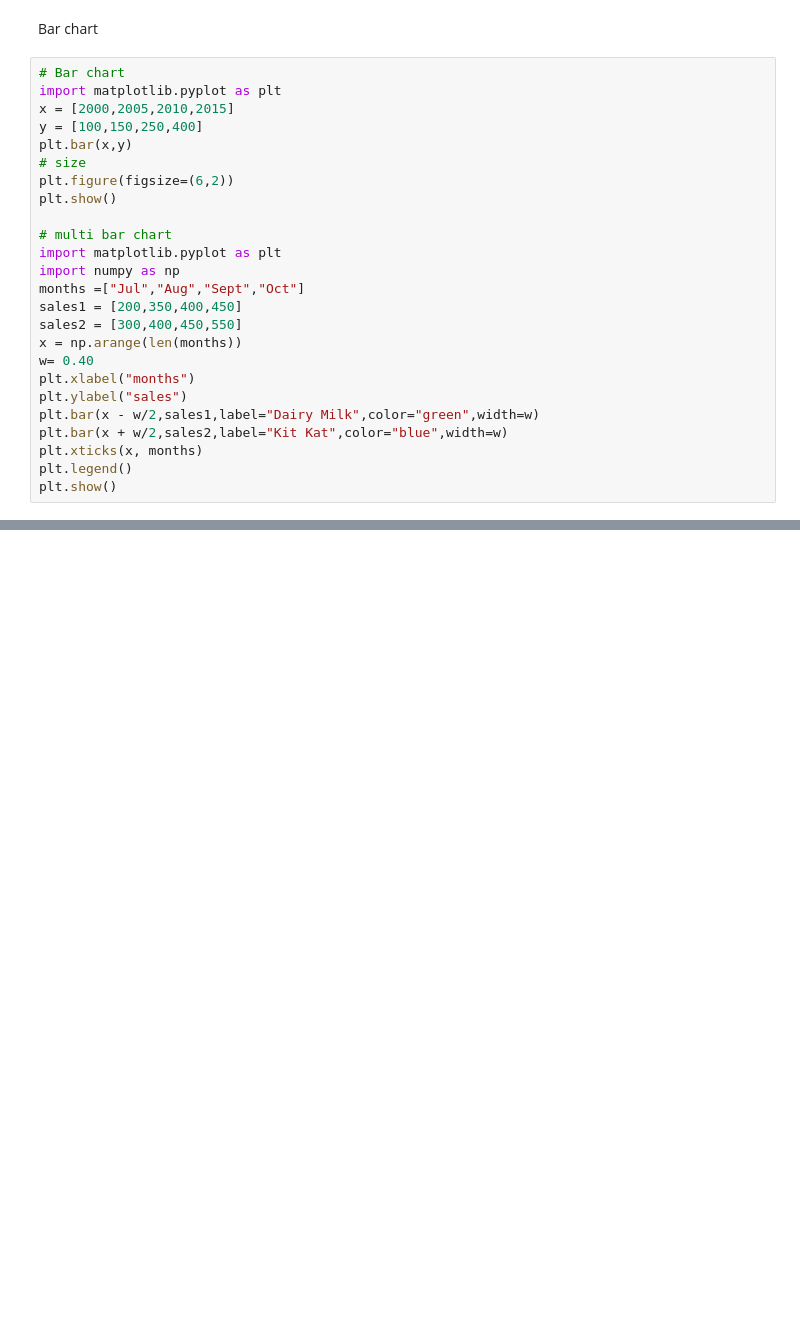
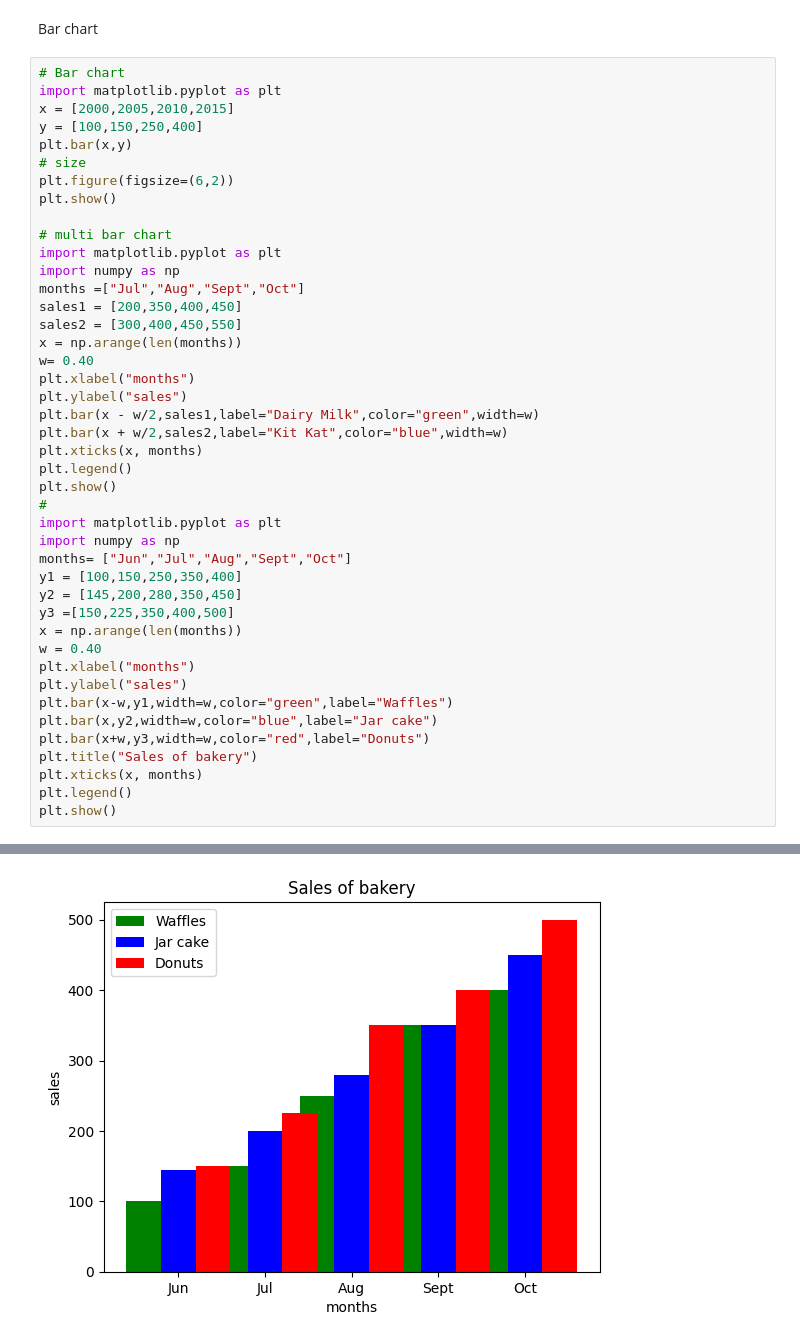
Before and after one commit to Shivangi144/Data-science-, a Jupyter notebook: day19.ipynb, the cells around one changed output, grey strips where cells are left out. Cells and saved outputs as stored; diff of their text form; blank space fills up the shorter version.

```diff
--- a/day19.ipynb
+++ b/day19.ipynb
@@ -48,29 +50,48 @@ Bar chart
 # %%
 # Bar chart
 import matplotlib.pyplot as plt
 x = [2000,2005,2010,2015]
 y = [100,150,250,400]
 plt.bar(x,y)
 # size
 plt.figure(figsize=(6,2))
 plt.show()
 
 # multi bar chart
 import matplotlib.pyplot as plt
 import numpy as np
 months =["Jul","Aug","Sept","Oct"]
 sales1 = [200,350,400,450]
 sales2 = [300,400,450,550]
 x = np.arange(len(months))
 w= 0.40
 plt.xlabel("months")
 plt.ylabel("sales")
 plt.bar(x - w/2,sales1,label="Dairy Milk",color="green",width=w)
 plt.bar(x + w/2,sales2,label="Kit Kat",color="blue",width=w)
 plt.xticks(x, months)
 plt.legend()
 plt.show()
+#
+import matplotlib.pyplot as plt
+import numpy as np
+months= ["Jun","Jul","Aug","Sept","Oct"]
+y1 = [100,150,250,350,400]
+y2 = [145,200,280,350,450]
+y3 =[150,225,350,400,500]
+x = np.arange(len(months))
+w = 0.40
+plt.xlabel("months")
+plt.ylabel("sales")
+plt.bar(x-w,y1,width=w,color="green",label="Waffles")
+plt.bar(x,y2,width=w,color="blue",label="Jar cake")
+plt.bar(x+w,y3,width=w,color="red",label="Donuts")
+plt.title("Sales of bakery")
+plt.xticks(x, months)
+plt.legend()
+plt.show()
 # %% [output]
 [figure]
 <Figure size 600x200 with 0 Axes>
 [figure]
+[figure, added]
```
Also changed, not shown: parts of 5 cells of this notebook.
